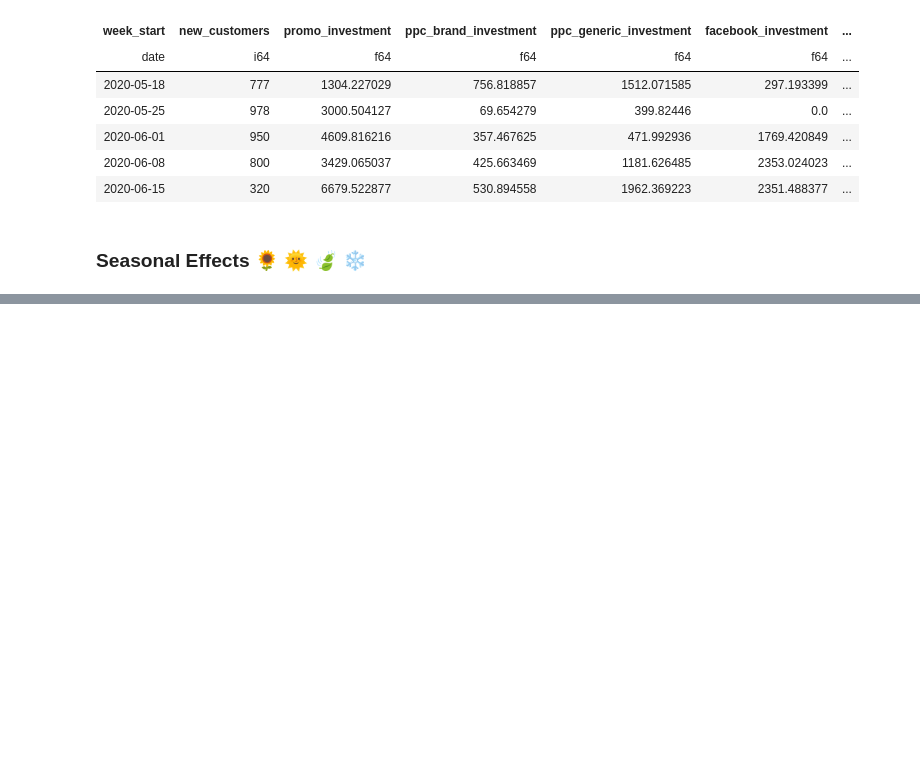
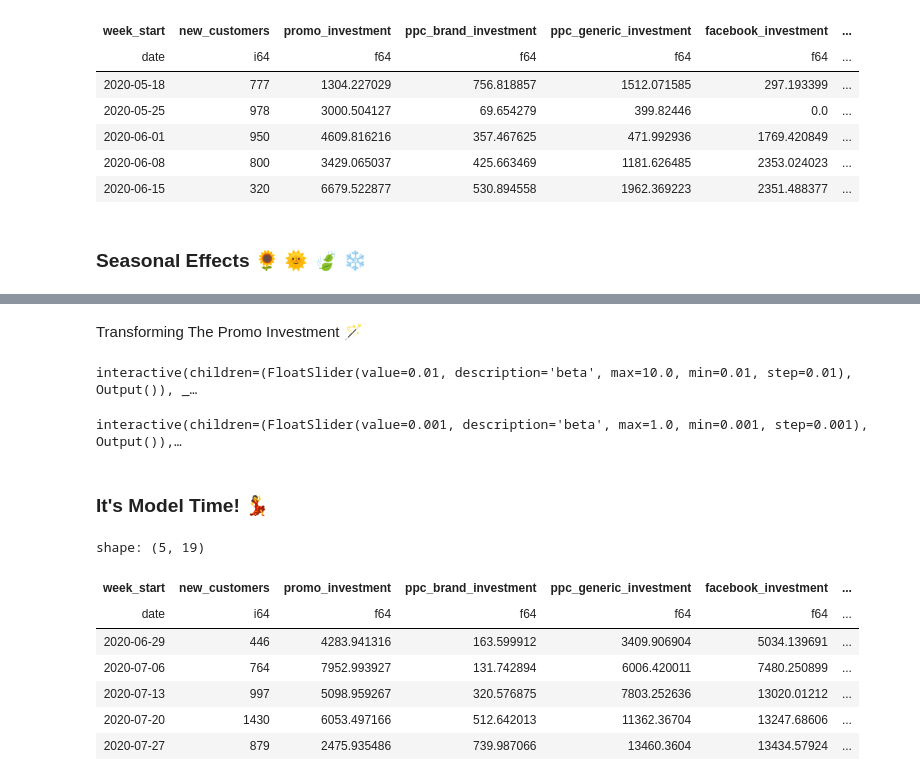
Before and after one commit to nalipour/BayesCaseStudy, a Jupyter notebook: ExplanatoryAnalysis.ipynb, the cells around one changed output, grey strips where cells are left out. Cells and saved outputs as stored; diff of their text form; code cells hidden in the pictures; blank space fills up the shorter version.

```diff
--- a/ExplanatoryAnalysis.ipynb
+++ b/ExplanatoryAnalysis.ipynb
@@ -384,0 +551,2 @@ shape: (5, 19)
+# %% [markdown]
+Transforming The Promo Investment 🪄
@@ -384,0 +611,8 @@ shape: (5, 19)
+# %%
+interactive_logistic_plot = interactive(plot_logistic_transformation_beta_change,
+                                        beta=logistic_param_widget
+                                        )
+
+display(interactive_logistic_plot)
+# %% [output]
+interactive(children=(FloatSlider(value=0.01, description='beta', max=10.0, min=0.01, step=0.01), Output()), _…
@@ -384,0 +638,44 @@ shape: (5, 19)
+# %%
+interactive_root_plot = interactive(plot_root_transformation_beta_change,
+                                        beta=root_param_widget
+                                        )
+
+display(interactive_root_plot)
+# %% [output]
+interactive(children=(FloatSlider(value=0.001, description='beta', max=1.0, min=0.001, step=0.001), Output()),…
+# %% [markdown]
+### It's Model Time! 💃
+# %%
+DAWN_OF_TIME = date(2018, 3, 16)
+
+
+def build_harmonics(df: pl.DataFrame, period: int, n_harms: int,
+                    date_col: str = 'week_start') -> pl.DataFrame:
+    if 'time' not in df.columns:
+        df = df.with_columns(
+            ((pl.col(date_col) - DAWN_OF_TIME).dt.total_days() // 7).alias('time')
+        )
+
+    # Add sine and cosine harmonics
+    for i in range(1, n_harms + 1):
+        df = df.with_columns([
+            (np.sin(2 * np.pi * i / period * pl.col('time'))).alias(f'sin_{period}_{i}'),
+            (np.cos(2 * np.pi * i / period * pl.col('time'))).alias(f'cos_{period}_{i}')
+        ])
+
+    return df
+# %%
+regression_df = lagged_df.clone()
+regression_df = regression_df.sort(date_col).drop_nulls()
+regression_df = build_harmonics(regression_df, period=52, n_harms=2)
+regression_df = regression_df.drop_nulls().sort(date_col)
+regression_df.head()
+# %% [output]
+shape: (5, 19)
+| week_start | new_customers | promo_investment | ppc_brand_investment | ppc_generic_investment | facebook_investment | ... |
+| date | i64 | f64 | f64 | f64 | f64 | ... |
+| 2020-06-29 | 446 | 4283.941316 | 163.599912 | 3409.906904 | 5034.139691 | ... |
+| 2020-07-06 | 764 | 7952.993927 | 131.742894 | 6006.420011 | 7480.250899 | ... |
+| 2020-07-13 | 997 | 5098.959267 | 320.576875 | 7803.252636 | 13020.01212 | ... |
+| 2020-07-20 | 1430 | 6053.497166 | 512.642013 | 11362.36704 | 13247.68606 | ... |
+| 2020-07-27 | 879 | 2475.935486 | 739.987066 | 13460.3604 | 13434.57924 | ... |
```
Also changed, not shown: parts of 26 cells of this notebook.
